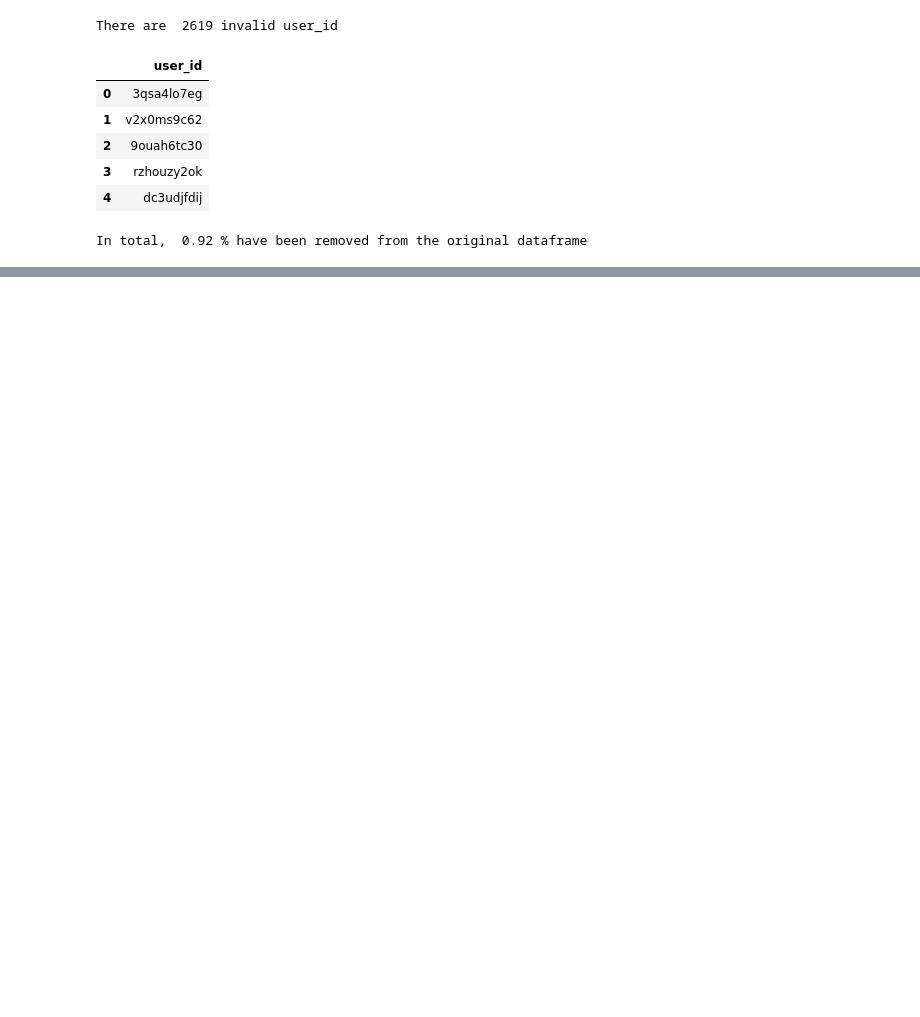
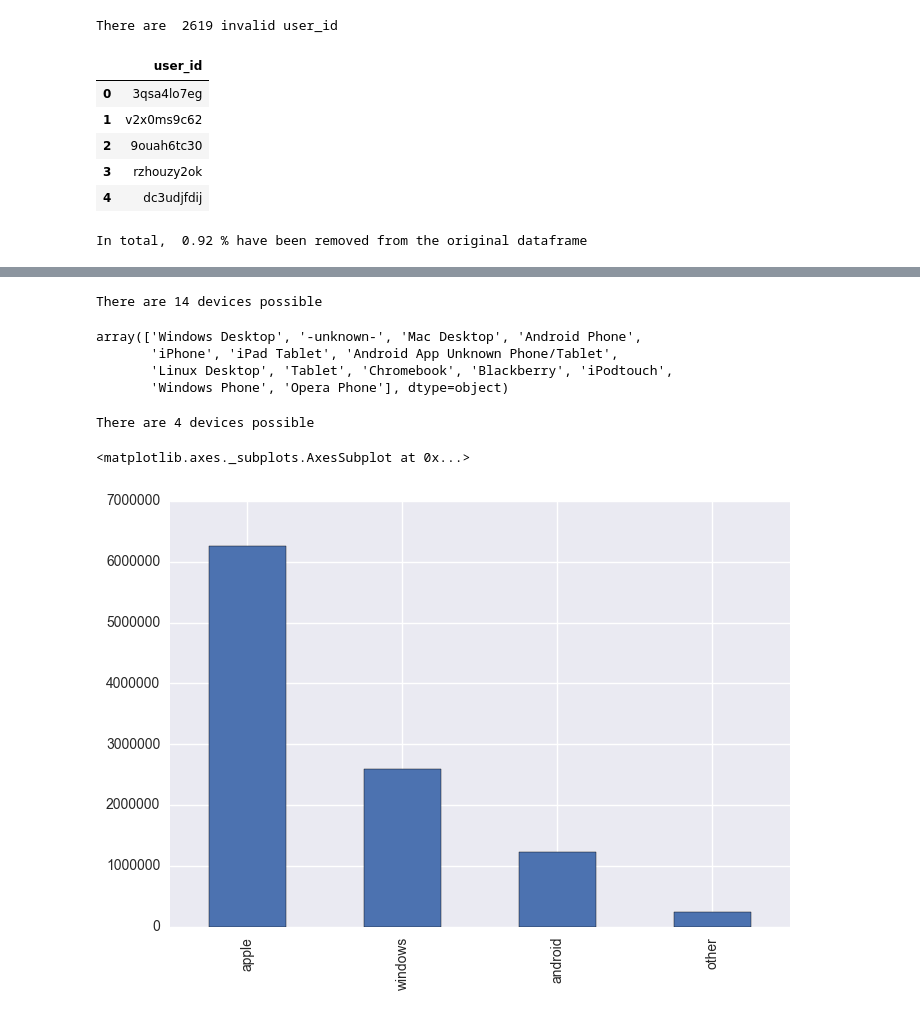
Before and after one commit to mgelsm/Airbnb_predictions, a Jupyter notebook: 1. Preprocessing sessions.ipynb, the cells around one changed output, grey strips where cells are left out. Cells and saved outputs as stored; diff of their text form; code cells hidden in the pictures; blank space fills up the shorter version.

```diff
--- a/1. Preprocessing sessions.ipynb
+++ b/1. Preprocessing sessions.ipynb
@@ -92,0 +86,4 @@ In total,  0.92 % have been removed from the original dataframe
+# %%
+df2 = df2.dropna(subset=['secs_elapsed'])
+removed = round(100-len(df2)/len(df)*100,2)
+print('In total, ',removed, '% have been removed from the original dataframe')
@@ -92,0 +122,4 @@ In total,  0.92 % have been removed from the original dataframe
+# %%
+df2.loc[df2['action'].isnull(), ['action']] = '-unknown-'
+df2.loc[df2['action_type'].isnull(), 'action_type'] = '-unknown-'
+df2.loc[df2['action_detail'].isnull(), 'action_detail'] = '-unknown-'
@@ -92,0 +146,24 @@ In total,  0.92 % have been removed from the original dataframe
+# %%
+device_type = df2['device_type'].unique()
+print('There are', len(device_type), 'devices possible')
+device_type
+# %% [output]
+There are 14 devices possible
+array(['Windows Desktop', '-unknown-', 'Mac Desktop', 'Android Phone',
+       'iPhone', 'iPad Tablet', 'Android App Unknown Phone/Tablet',
+       'Linux Desktop', 'Tablet', 'Chromebook', 'Blackberry', 'iPodtouch',
+       'Windows Phone', 'Opera Phone'], dtype=object)
+# %%
+df2 = df2.copy()
+df2.loc[df2['device_type'].str.contains('Windows') == True, 'device_type'] = 'windows'
+df2.loc[df2['device_type'].str.contains('Mac|iPhone|iPad Tablet|iPodtouch' ) == True, 'device_type'] = 'apple'
+df2.loc[df2['device_type'].str.contains('Android |Tablet') == True, 'device_type'] = 'android'
+df2.loc[df2['device_type'].str.contains('-unknown-|Linux Desktop|Chromebook|Blackberry|Opera') == True, 'device_type'] = 'other'
+device_type = df2['device_type'].unique()
+print('There are', len(device_type), 'devices possible')
+device_type
+df2['device_type'].value_counts().plot(kind='bar')
+# %% [output]
+There are 4 devices possible
+<matplotlib.axes._subplots.AxesSubplot at 0x...>
+[figure, added]
```
Also changed, not shown: parts of 20 cells of this notebook.
